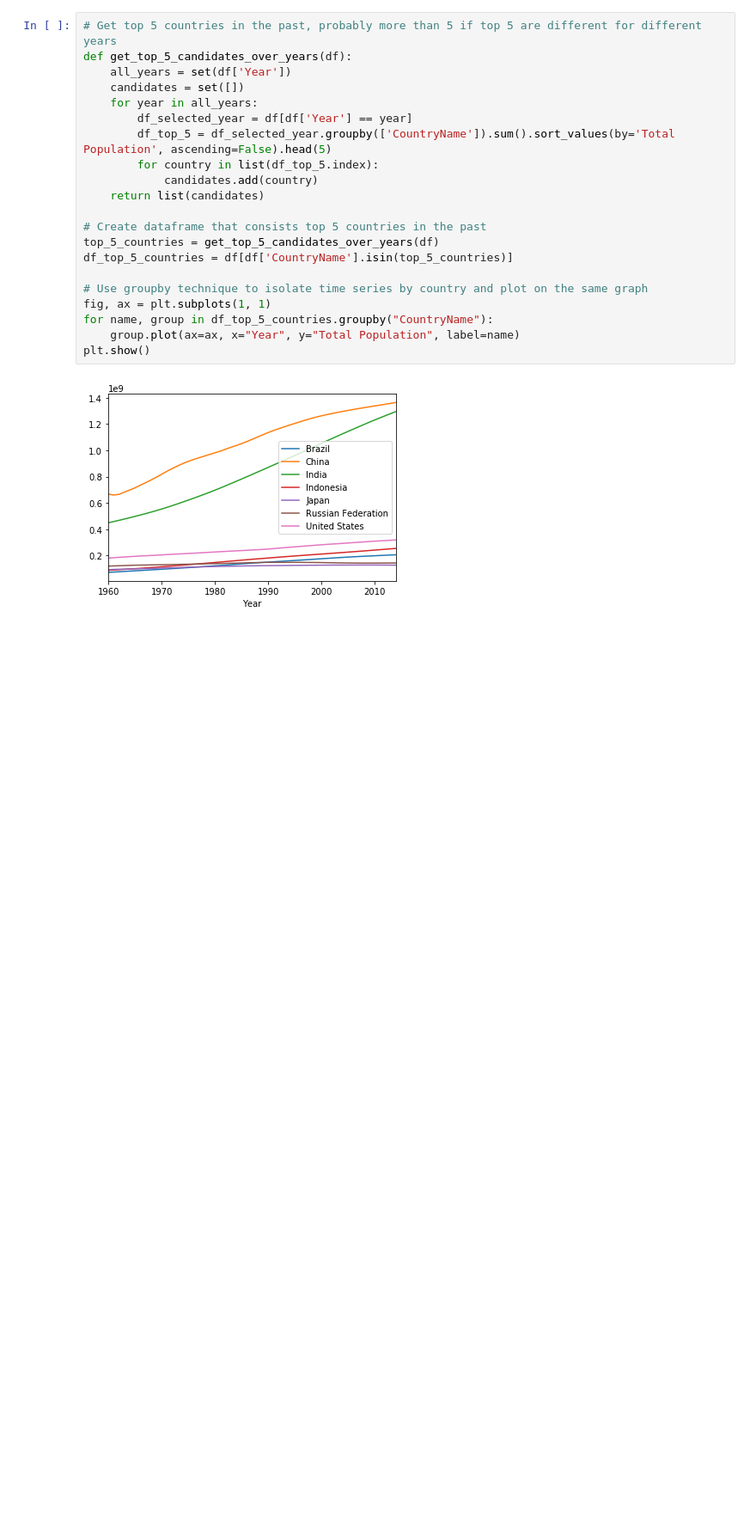
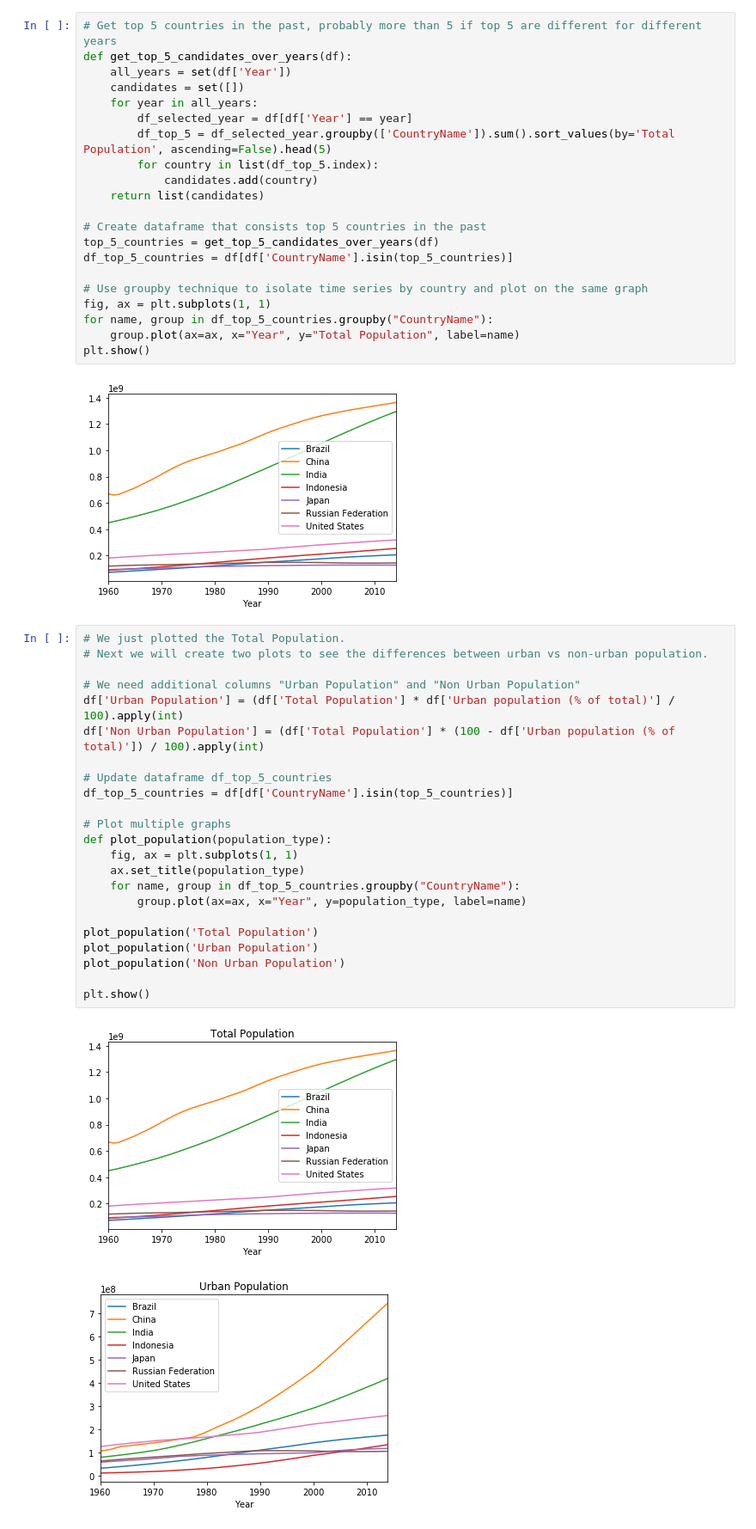
Before and after one commit to woo-chia-wei/python-data-visualization, a Jupyter notebook: time_series.ipynb, the cells around one changed output. Shown: that part at 86% size. Drawn from its saved outputs; the diff is of its cells as text; blank space fills up the shorter version.

Commit message:
Added urban & non-urban into time series.

```diff
--- a/time_series.ipynb
+++ b/time_series.ipynb
@@ -53,3 +53,29 @@ for name, group in df_top_5_countries.groupby("CountryName"):
 plt.show()
 # %% [output]
 [figure]
+# %%
+# We just plotted the Total Population.
+# Next we will create two plots to see the differences between urban vs non-urban population.
+
+# We need additional columns "Urban Population" and "Non Urban Population"
+df['Urban Population'] = (df['Total Population'] * df['Urban population (% of total)'] / 100).apply(int)
+df['Non Urban Population'] = (df['Total Population'] * (100 - df['Urban population (% of total)']) / 100).apply(int)
+
+# Update dataframe df_top_5_countries
+df_top_5_countries = df[df['CountryName'].isin(top_5_countries)]
+
+# Plot multiple graphs
+def plot_population(population_type):
+    fig, ax = plt.subplots(1, 1)
+    ax.set_title(population_type)
+    for name, group in df_top_5_countries.groupby("CountryName"):
+        group.plot(ax=ax, x="Year", y=population_type, label=name)
+
+plot_population('Total Population')
+plot_population('Urban Population')
+plot_population('Non Urban Population')
+
+plt.show()
+# %% [output]
+[figure, added]
+[figure, added]
```
Also changed, not shown: parts of 1 cell of this notebook.
